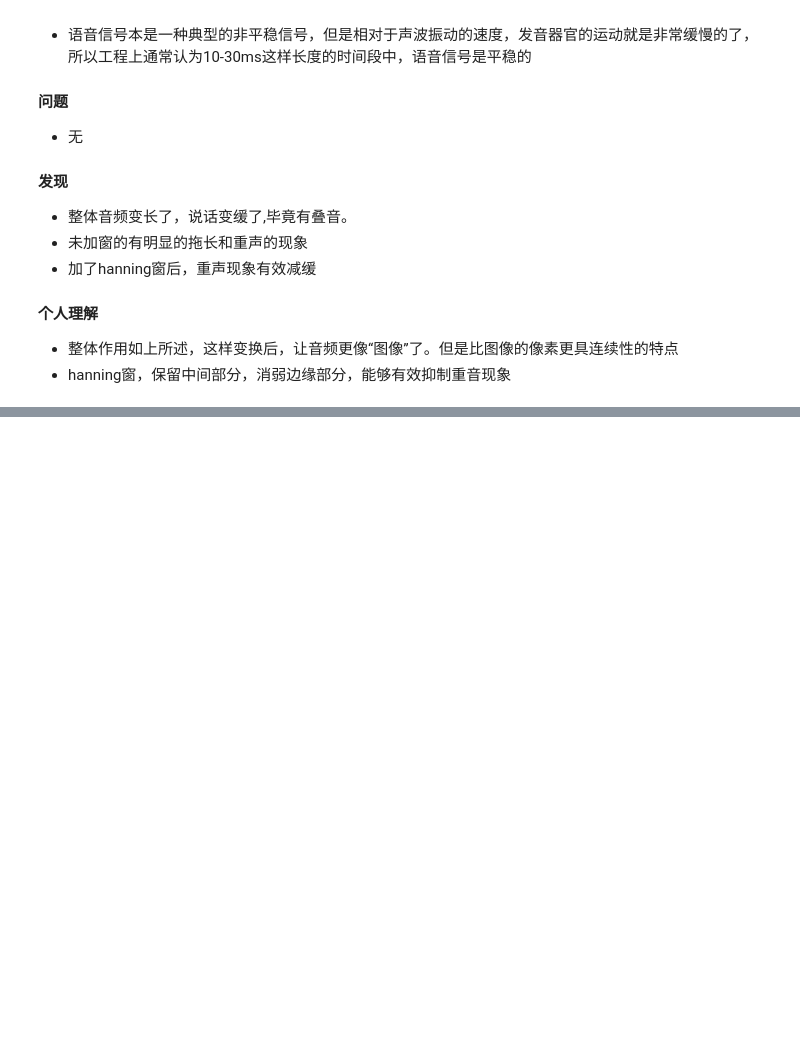
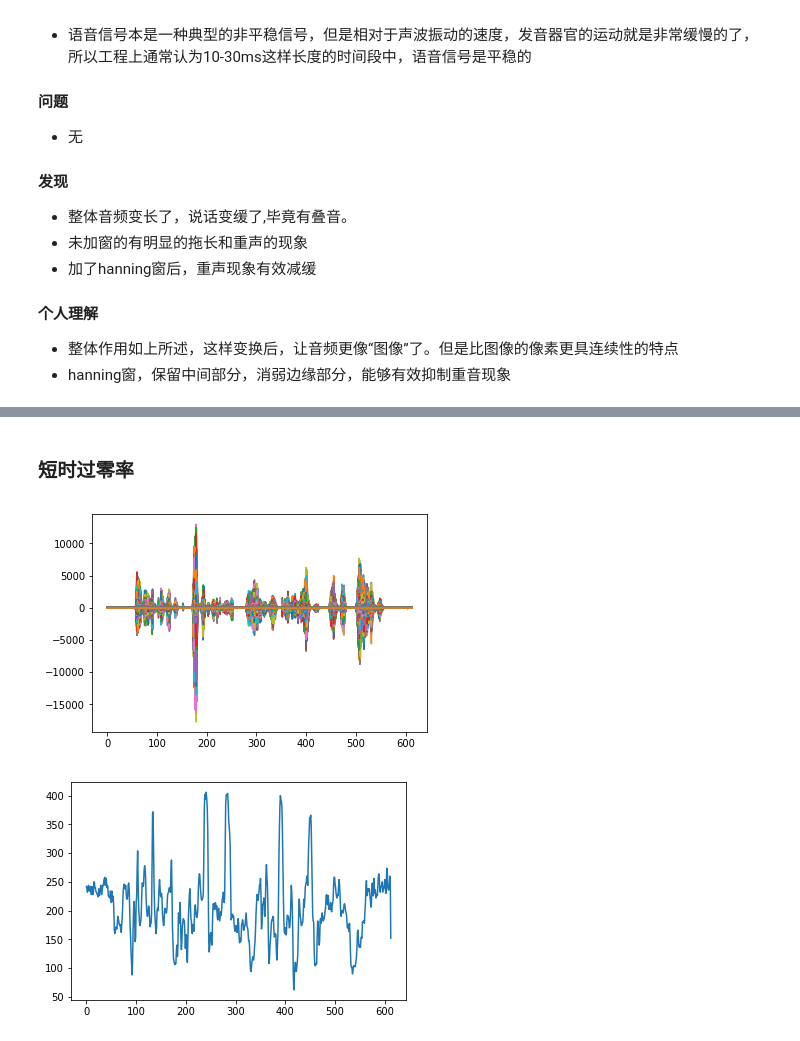
Before and after one commit to wangtianrui/sounds_pretreatment, a Jupyter notebook: sounds pretreatment.ipynb, the cells around one changed output, grey strips where cells are left out. Saved outputs shown, nothing was run; the diff lists cells and outputs as text; code cells hidden in the pictures; blank space fills up the shorter version.

```diff
--- a/sounds pretreatment.ipynb
+++ b/sounds pretreatment.ipynb
@@ -137,0 +199,23 @@ play_sound(hanning_frames.flatten(),len(hanning_frames.flatten()))
+# %% [markdown]
+### 短时过零率
+# %%
+def sgn(data):
+    if data >= 0:
+        return 1
+    else:
+        return -1
+def cal_crossing_zero_rate(frames):
+    zero_cross = []
+    for frame in frames:
+        sum = 0
+        for i in range(len(frame)):
+            sum += abs(sgn(frame[i])-sgn(frame[i-1]))
+        sum = 0.5 * sum
+        zero_cross.append(sum)
+    return zero_cross
+# %%
+plot_sound(hanning_frames)
+plot_sound(cal_crossing_zero_rate(hanning_frames))
+# %% [output]
+[figure, added]
+[figure, added]
```
Also changed, not shown: parts of 19 cells of this notebook.
